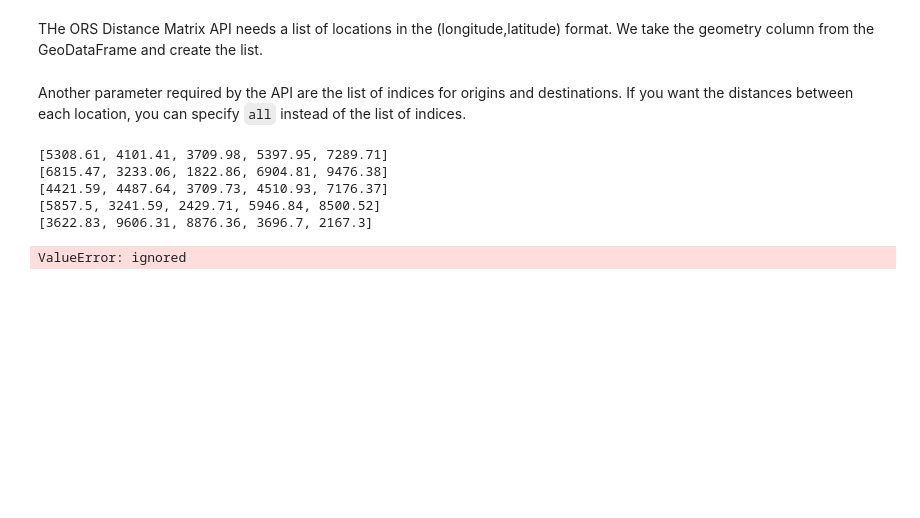
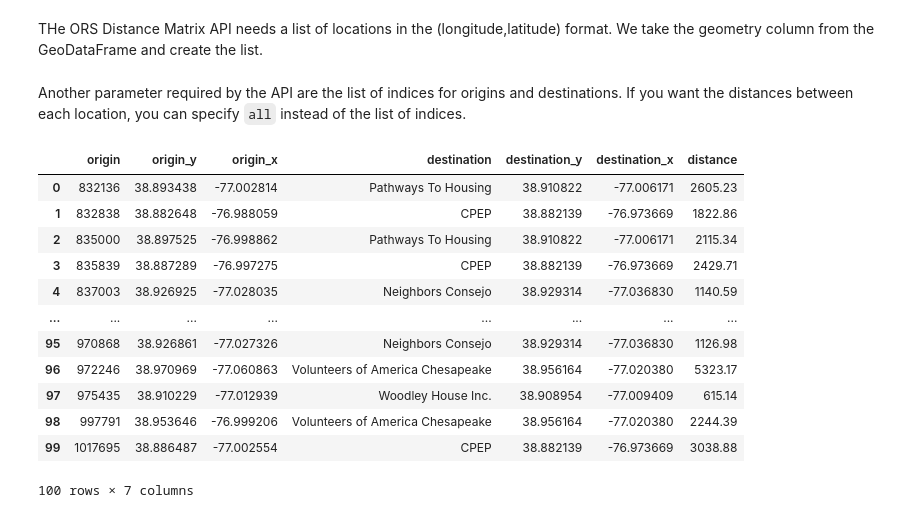
Before and after one commit to spatialthoughts/python-tutorials, a Jupyter notebook: ors_api_distance_matrix.ipynb, the cells around one changed output. Cells and saved outputs as stored; diff of their text form; code cells hidden in the pictures; blank space fills up the shorter version.

```diff
--- a/ors_api_distance_matrix.ipynb
+++ b/ors_api_distance_matrix.ipynb
@@ -127,8 +125,8 @@ plt.show()
 # %% [markdown]
 THe ORS Distance Matrix API needs a list of locations in the (longitude,latitude) format. We take the geometry column from the GeoDataFrame and create the list.
 # %%
-origins = list(zip(address_gdf.geometry.x, address_gdf.geometry.y))[:5]
-destinations = list(zip(health_gdf.geometry.x, health_gdf.geometry.y))[:5]
+origins = list(zip(address_gdf.geometry.x, address_gdf.geometry.y))
+destinations = list(zip(health_gdf.geometry.x, health_gdf.geometry.y))
 # %%
 locations = origins + destinations
 # %% [markdown]
@@ -151,30 +149,39 @@ headers = {
 response = requests.post('https://api.openrouteservice.org/v2/matrix/driving-car', json=body, headers=headers)
 # %%
 distances = response.json()['distances']
-# %%
-distance_matrix = []
-for origin_index, item  in address_gdf.iloc[:5].iterrows():
-  origin_id = item['OBJECTID_1']
-  origin_distances = distances[origin_index]
-  print(origin_distances)
-# %% [output]
-[5308.61, 4101.41, 3709.98, 5397.95, 7289.71]
-[6815.47, 3233.06, 1822.86, 6904.81, 9476.38]
-[4421.59, 4487.64, 3709.73, 4510.93, 7176.37]
-[5857.5, 3241.59, 2429.71, 5946.84, 8500.52]
-[3622.83, 9606.31, 8876.36, 3696.7, 2167.3]
-# %%
-distance_matrix = []
-for origin_index, (origin_name, origin_coord) in enumerate(address_gdf.iterrows()):
-    origin_distances = distances[origin_index]
-    origin_y, origin_x =  origin_coord
-    for dest_index, distance in enumerate(origin_distances):
-        dest_name, dest_coord = list(destinos_coord.items())[dest_index]
-        dest_y, dest_x =  dest_coord
-        distance_km = distance
-        distance_matrix.append([origin_name, origin_y, origin_x, dest_name, dest_y, dest_x, distance])
-
-df = pd.DataFrame(distance_matrix,
-                  columns =['origin', 'origin_y', 'origin_x', 'destination', 'dest_y', 'dest_x', 'distance'])
-# %% [output]
-ValueError: ignored
+# %%
+distance_matrix = []
+for origin_index, item  in address_gdf.iterrows():
+  origin_name = item['OBJECTID_1']
+  origin_x = item.geometry.x
+  origin_y = item.geometry.y
+  origin_distances = distances[origin_index]
+  # We find the minimum distance and the index of the minimum distance
+  min_distance = min(origin_distances)
+  min_index = origin_distances.index(min_distance)
+  destination_index = destinations_index[min_index]
+  destination_x, destination_y = locations[destination_index]
+  filtered = health_gdf[(health_gdf.geometry.x == destination_x) & (health_gdf.geometry.y == destination_y) ]
+  destination_row = filtered.iloc[0]
+  destination_name = destination_row['NAME']
+
+  distance_matrix.append(
+    [origin_name, origin_y, origin_x, destination_name, destination_y, destination_x, min_distance])
+# %%
+df = pd.DataFrame(distance_matrix,
+                  columns =['origin', 'origin_y', 'origin_x', 'destination', 'destination_y', 'destination_x', 'distance'])
+df
+# %% [output]
+|  | origin | origin_y | origin_x | destination | destination_y | destination_x | distance |
+| 0 | 832136 | 38.893438 | -77.002814 | Pathways To Housing | 38.910822 | -77.006171 | 2605.23 |
+| 1 | 832838 | 38.882648 | -76.988059 | CPEP | 38.882139 | -76.973669 | 1822.86 |
+| 2 | 835000 | 38.897525 | -76.998862 | Pathways To Housing | 38.910822 | -77.006171 | 2115.34 |
+| 3 | 835839 | 38.887289 | -76.997275 | CPEP | 38.882139 | -76.973669 | 2429.71 |
+| 4 | 837003 | 38.926925 | -77.028035 | Neighbors Consejo | 38.929314 | -77.036830 | 1140.59 |
+| ... | ... | ... | ... | ... | ... | ... | ... |
+| 95 | 970868 | 38.926861 | -77.027326 | Neighbors Consejo | 38.929314 | -77.036830 | 1126.98 |
+| 96 | 972246 | 38.970969 | -77.060863 | Volunteers of America Chesapeake | 38.956164 | -77.020380 | 5323.17 |
+| 97 | 975435 | 38.910229 | -77.012939 | Woodley House Inc. | 38.908954 | -77.009409 | 615.14 |
+| 98 | 997791 | 38.953646 | -76.999206 | Volunteers of America Chesapeake | 38.956164 | -77.020380 | 2244.39 |
+| 99 | 1017695 | 38.886487 | -77.002554 | CPEP | 38.882139 | -76.973669 | 3038.88 |
+100 rows × 7 columns
```
Also changed, not shown: parts of 2 cells of this notebook.
